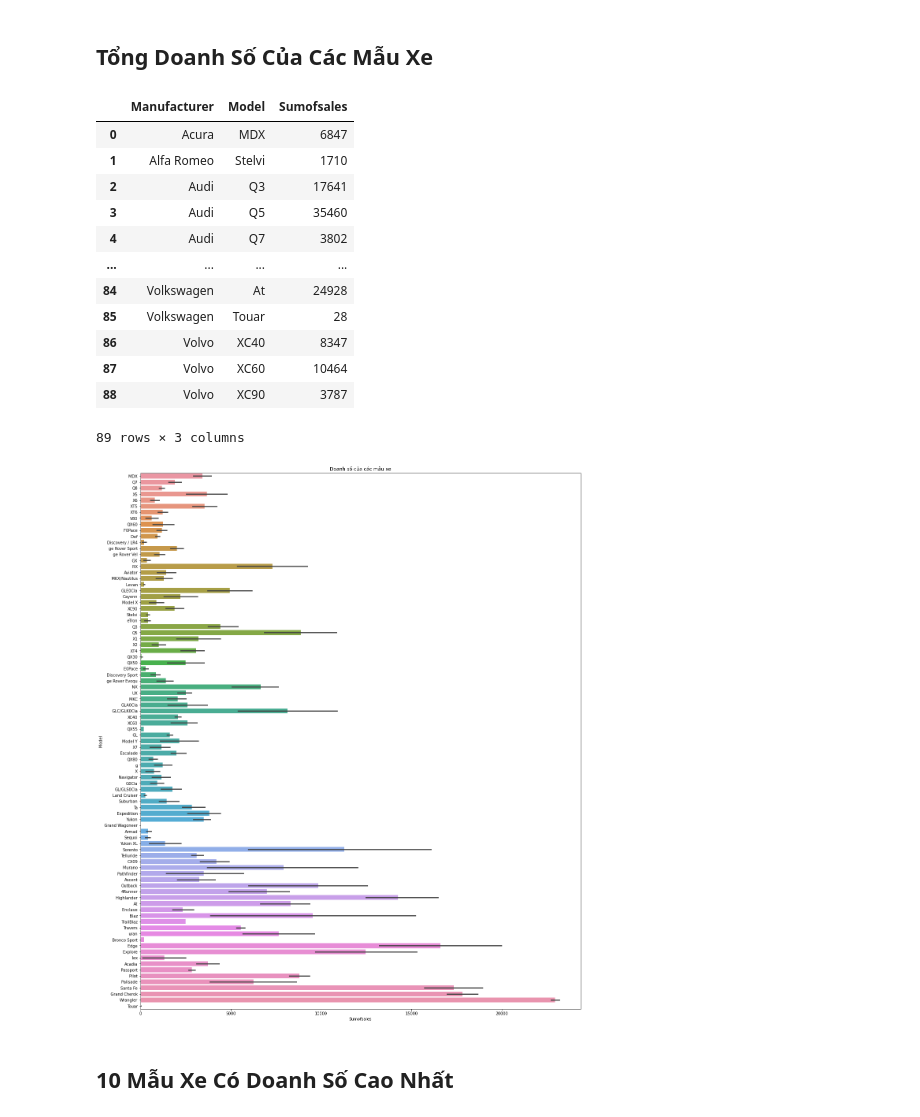
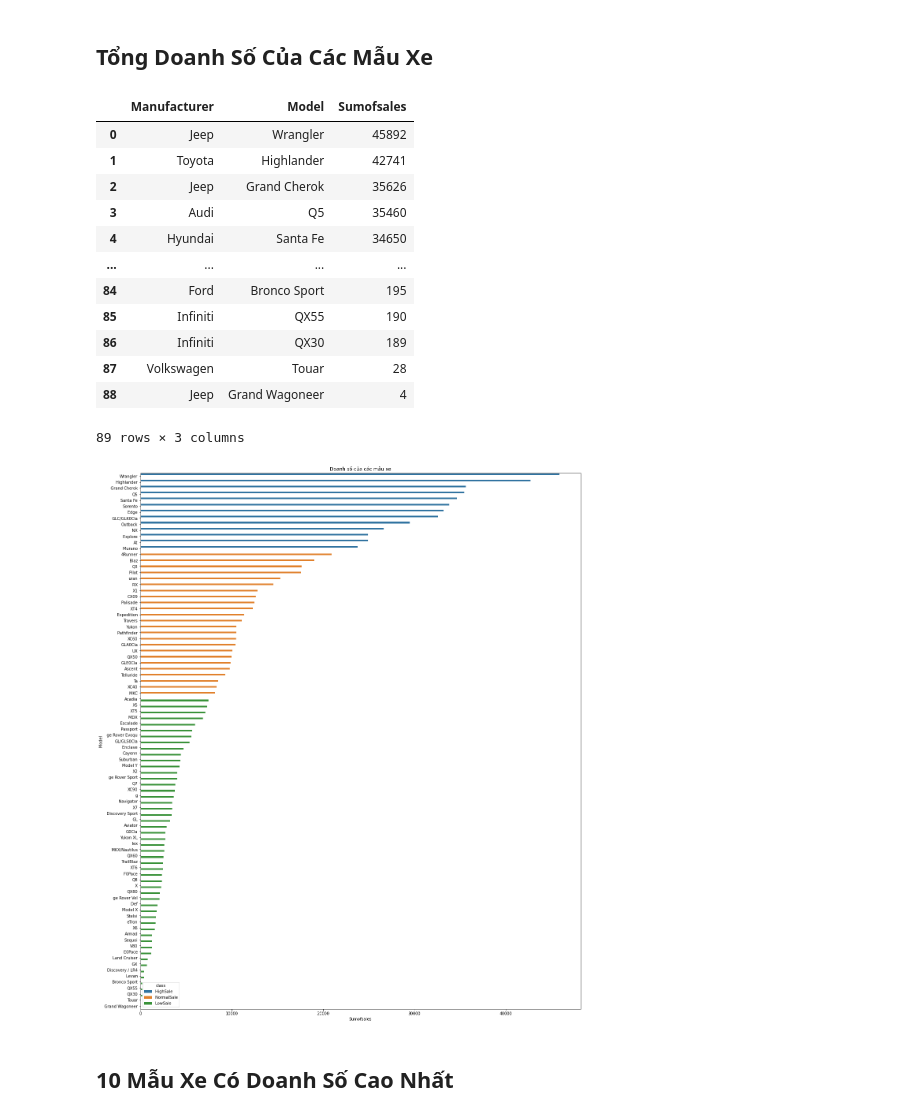
Before and after one commit to son1567/Tran-Quoc-Son-bt, a Jupyter notebook: DA_CaseStudy.ipynb, the cells around one changed output. Drawn from its saved outputs; the diff is of its cells as text; code cells hidden in the pictures.

```diff
--- a/DA_CaseStudy.ipynb
+++ b/DA_CaseStudy.ipynb
@@ -482,28 +373,33 @@ totalsale_by_manu.sort_values('Sumofsales', ascending=False).head(5)
 # %% [markdown]
 ## Tổng Doanh Số Của Các Mẫu Xe
 # %%
-totalsale_by_model = pd.DataFrame(sale.groupby(['Manufacturer', 'Model'])['Sumofsales'].sum())
+totalsale_by_model = pd.DataFrame(sale.groupby(['Manufacturer', 'Model'])['Sumofsales'].sum()).sort_values(by='Sumofsales',ascending=False)
 totalsale_by_model.reset_index(inplace=True)
 display(totalsale_by_model)
 # %% [output]
 |  | Manufacturer | Model | Sumofsales |
-| 0 | Acura | MDX | 6847 |
-| 1 | Alfa Romeo | Stelvi | 1710 |
-| 2 | Audi | Q3 | 17641 |
+| 0 | Jeep | Wrangler | 45892 |
+| 1 | Toyota | Highlander | 42741 |
+| 2 | Jeep | Grand Cherok | 35626 |
 | 3 | Audi | Q5 | 35460 |
-| 4 | Audi | Q7 | 3802 |
+| 4 | Hyundai | Santa Fe | 34650 |
 | ... | ... | ... | ... |
-| 84 | Volkswagen | At | 24928 |
-| 85 | Volkswagen | Touar | 28 |
-| 86 | Volvo | XC40 | 8347 |
-| 87 | Volvo | XC60 | 10464 |
-| 88 | Volvo | XC90 | 3787 |
+| 84 | Ford | Bronco Sport | 195 |
+| 85 | Infiniti | QX55 | 190 |
+| 86 | Infiniti | QX30 | 189 |
+| 87 | Volkswagen | Touar | 28 |
+| 88 | Jeep | Grand Wagoneer | 4 |
 89 rows × 3 columns
 # %%
+kmeans=KMeans(n_clusters=3,random_state=0)
+totalsale_by_model['cluster_mo']=kmeans.fit_predict(np.array(totalsale_by_model['Sumofsales']).reshape(-1, 1))
+centroids=kmeans.cluster_centers_
+centroids
+totalsale_by_model['class']=totalsale_by_model.cluster_mo.map({0:'LowSale',1:'HighSale',2:'NormalSale'})
 plt.figure(figsize=(20,25))
-sale_of_model = sns.barplot(data = sale, y='Model', x='Sumofsales').set(title="Doanh số của các mẫu xe")
+sale_of_model = sns.barplot(data = totalsale_by_model, y='Model', x='Sumofsales',orient='h',hue='class').set(title="Doanh số của các mẫu xe")
 # %% [output]
-[figure, old version]
+[figure, new version]
 # %% [markdown]
 ## 10 Mẫu Xe Có Doanh Số Cao Nhất
 # %%
```
Also changed, not shown: parts of 67 cells of this notebook.
